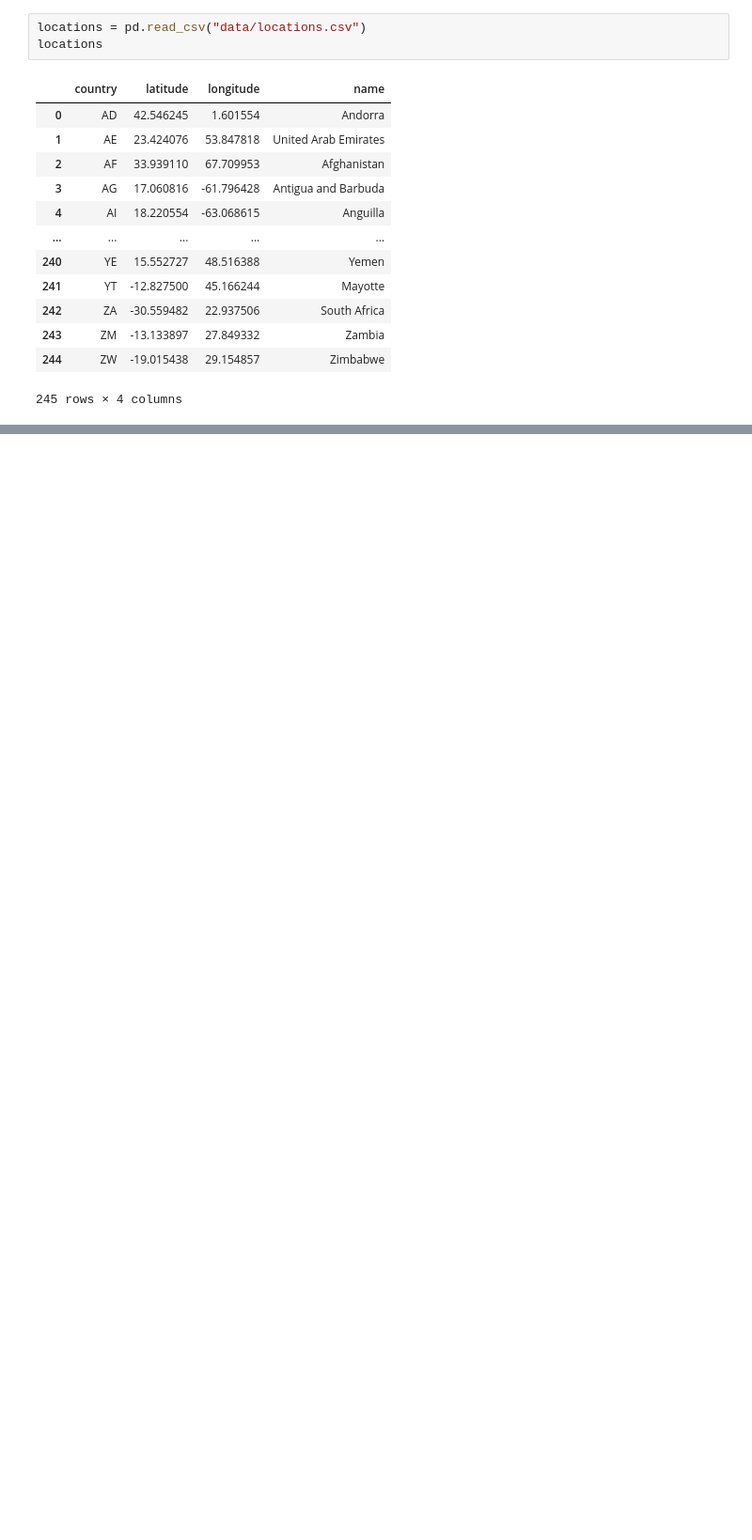
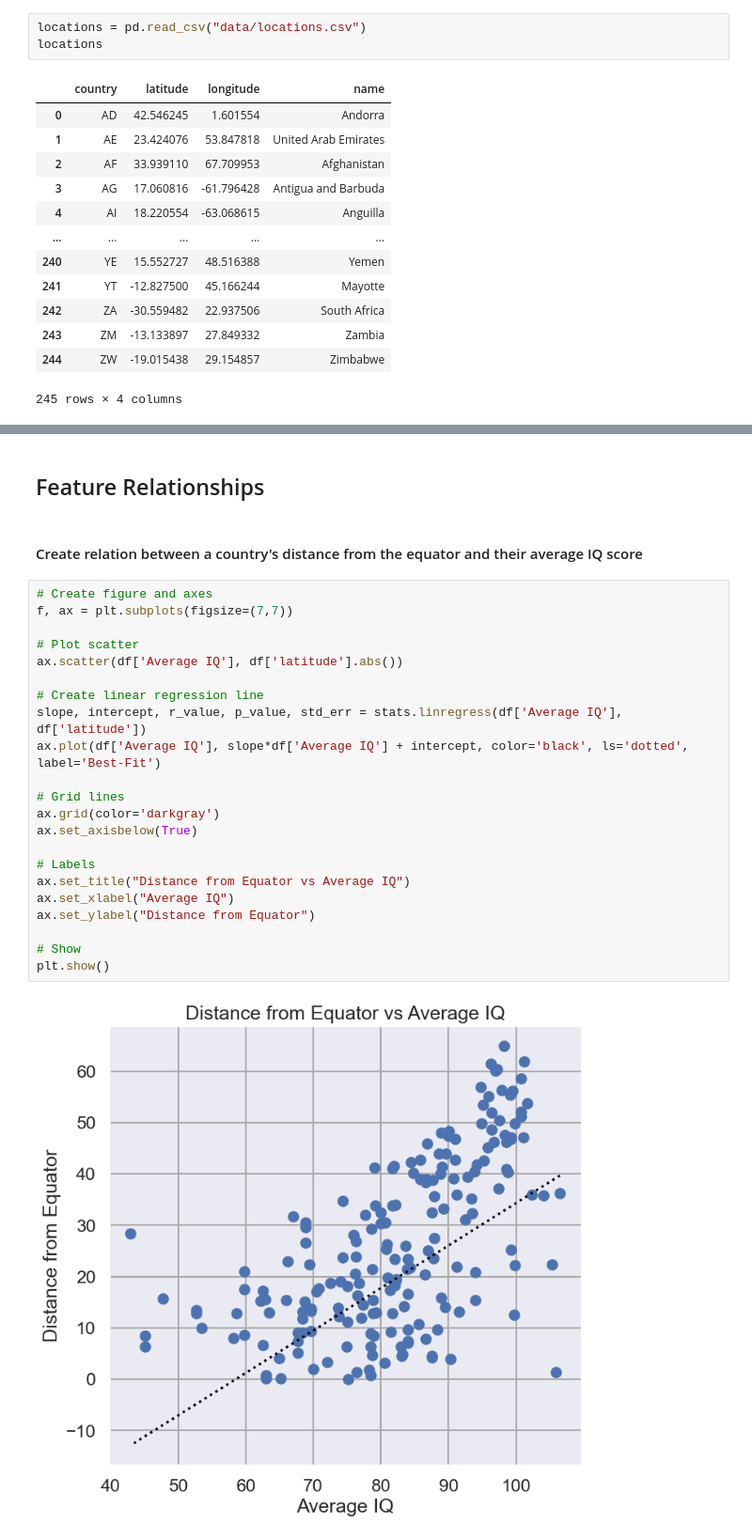
Before and after one commit to kevingeorgedev/Personal-Projects, a Jupyter notebook: IQ-Heatmap/main.ipynb, the cells around one changed output, grey strips where cells are left out. Shown at 94% size. Cells and saved outputs as stored; diff of their text form; blank space fills up the shorter version.

```diff
--- a/IQ-Heatmap/main.ipynb
+++ b/IQ-Heatmap/main.ipynb
@@ -184,3 +192,31 @@ folium.Choropleth(
 sf_map
 # %% [output]
 [interactive output not drawn]
+# %% [markdown]
+## Feature Relationships
+# %% [markdown]
+#### Create relation between a country's distance from the equator and their average IQ score
+# %%
+# Create figure and axes
+f, ax = plt.subplots(figsize=(7,7))
+
+# Plot scatter
+ax.scatter(df['Average IQ'], df['latitude'].abs())
+
+# Create linear regression line
+slope, intercept, r_value, p_value, std_err = stats.linregress(df['Average IQ'], df['latitude'])
+ax.plot(df['Average IQ'], slope*df['Average IQ'] + intercept, color='black', ls='dotted', label='Best-Fit')
+
+# Grid lines
+ax.grid(color='darkgray')
+ax.set_axisbelow(True)
+
+# Labels
+ax.set_title("Distance from Equator vs Average IQ")
+ax.set_xlabel("Average IQ")
+ax.set_ylabel("Distance from Equator")
+
+# Show
+plt.show()
+# %% [output]
+[figure, added]
```
Also changed, not shown: parts of 15 cells of this notebook.
